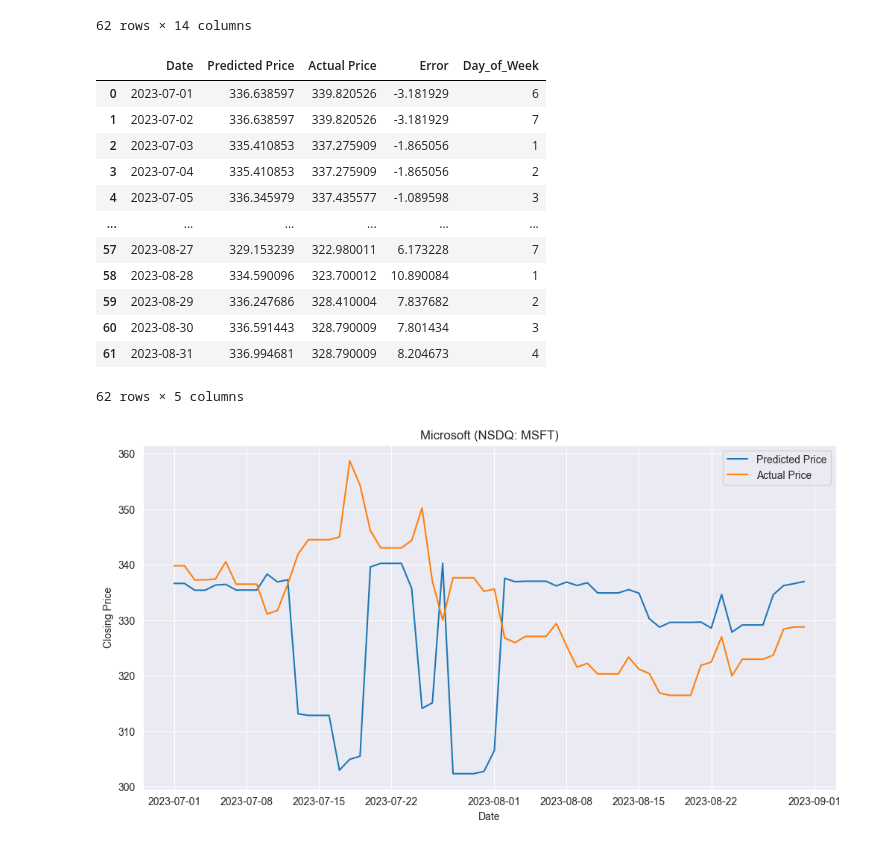
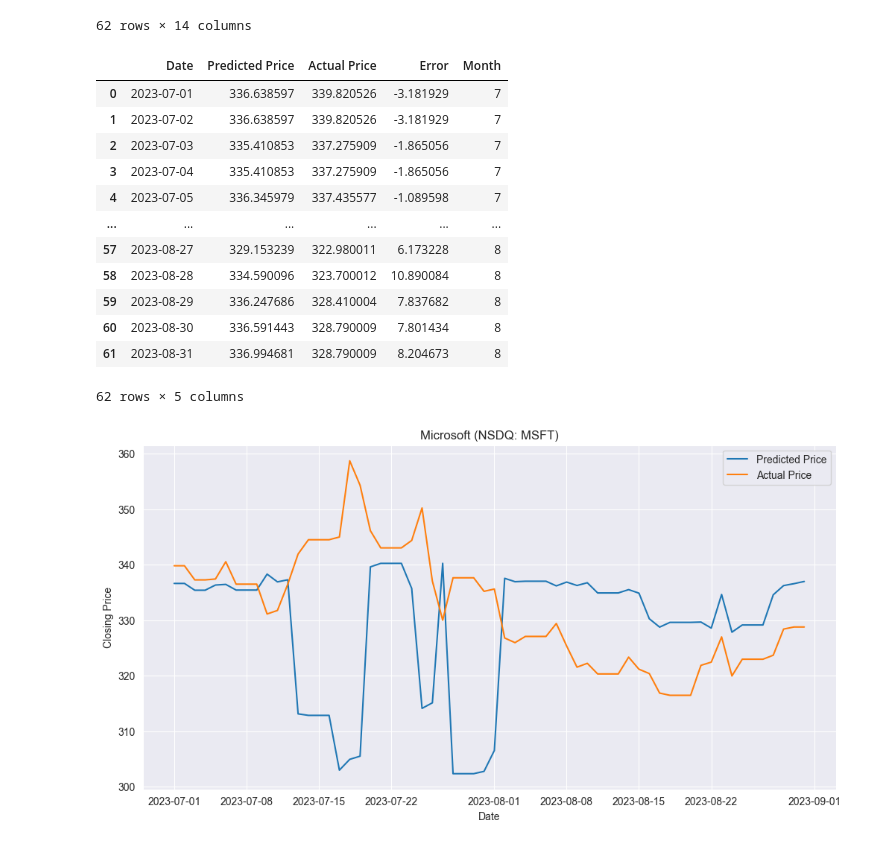
Before and after one commit to kenserous/stock-market-bot, a Jupyter notebook: bot.ipynb, the cells around one changed output. Saved outputs shown, nothing was run; the diff lists cells and outputs as text; code cells hidden in the pictures.

```diff
--- a/bot.ipynb
+++ b/bot.ipynb
@@ -522,42 +522,45 @@ df_new
 | 61 | 2023-08-31 | 0.496812 | 3.17778 | 14034.969727 | 4.568610e+09 | 5.285700e+10 | 2.46 | 5.947500e+10 | ... |
 62 rows × 14 columns
 # %%
+# select
+select = SelectKBest(k=11)
+
 # final model
 model_final = Pipeline([
     ('prep', transformer),
-    ('select', SelectKBest(k=11)),
+    ('select', select),
     ('model', rf_tuned)
 ])
 
 # fitting to model_final
 model_final.fit(x_train, y_train)
 
 # predict
 y_pred_new = model_final.predict(df_new.drop(columns='MSFT_Close'))
 error = y_pred_new - df_new['MSFT_Close']
 
 # dataframe
 df_testing = pd.DataFrame({
     'Date':df_new['Date'],
     'Predicted Price':y_pred_new,
     'Actual Price':df_new['MSFT_Close'],
     'Error':error
 })
-df_testing['Day_of_Week'] = df_testing['Date'].dt.day_of_week + 1
+df_testing['Month'] = df_testing['Date'].dt.month
 df_testing
 # %% [output]
-|  | Date | Predicted Price | Actual Price | Error | Day_of_Week |
-| 0 | 2023-07-01 | 336.638597 | 339.820526 | -3.181929 | 6 |
+|  | Date | Predicted Price | Actual Price | Error | Month |
+| 0 | 2023-07-01 | 336.638597 | 339.820526 | -3.181929 | 7 |
 | 1 | 2023-07-02 | 336.638597 | 339.820526 | -3.181929 | 7 |
-| 2 | 2023-07-03 | 335.410853 | 337.275909 | -1.865056 | 1 |
-| 3 | 2023-07-04 | 335.410853 | 337.275909 | -1.865056 | 2 |
-| 4 | 2023-07-05 | 336.345979 | 337.435577 | -1.089598 | 3 |
+| 2 | 2023-07-03 | 335.410853 | 337.275909 | -1.865056 | 7 |
+| 3 | 2023-07-04 | 335.410853 | 337.275909 | -1.865056 | 7 |
+| 4 | 2023-07-05 | 336.345979 | 337.435577 | -1.089598 | 7 |
 | ... | ... | ... | ... | ... | ... |
-| 57 | 2023-08-27 | 329.153239 | 322.980011 | 6.173228 | 7 |
-| 58 | 2023-08-28 | 334.590096 | 323.700012 | 10.890084 | 1 |
-| 59 | 2023-08-29 | 336.247686 | 328.410004 | 7.837682 | 2 |
-| 60 | 2023-08-30 | 336.591443 | 328.790009 | 7.801434 | 3 |
-| 61 | 2023-08-31 | 336.994681 | 328.790009 | 8.204673 | 4 |
+| 57 | 2023-08-27 | 329.153239 | 322.980011 | 6.173228 | 8 |
+| 58 | 2023-08-28 | 334.590096 | 323.700012 | 10.890084 | 8 |
+| 59 | 2023-08-29 | 336.247686 | 328.410004 | 7.837682 | 8 |
+| 60 | 2023-08-30 | 336.591443 | 328.790009 | 7.801434 | 8 |
+| 61 | 2023-08-31 | 336.994681 | 328.790009 | 8.204673 | 8 |
 62 rows × 5 columns
 # %%
 plt.figure(figsize=(12,6))
```
Also changed, not shown: parts of 4 cells of this notebook.
